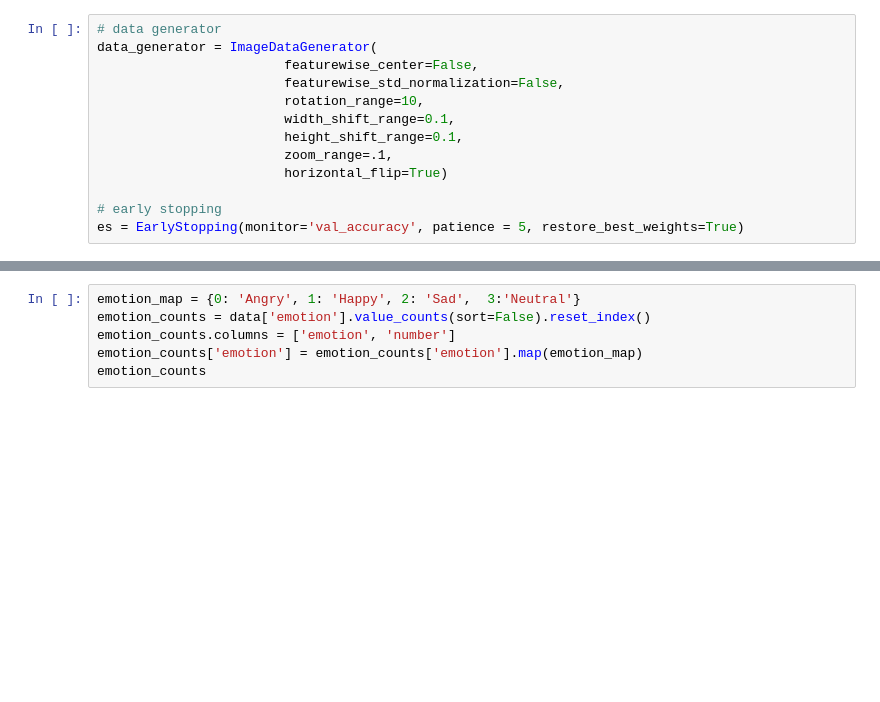
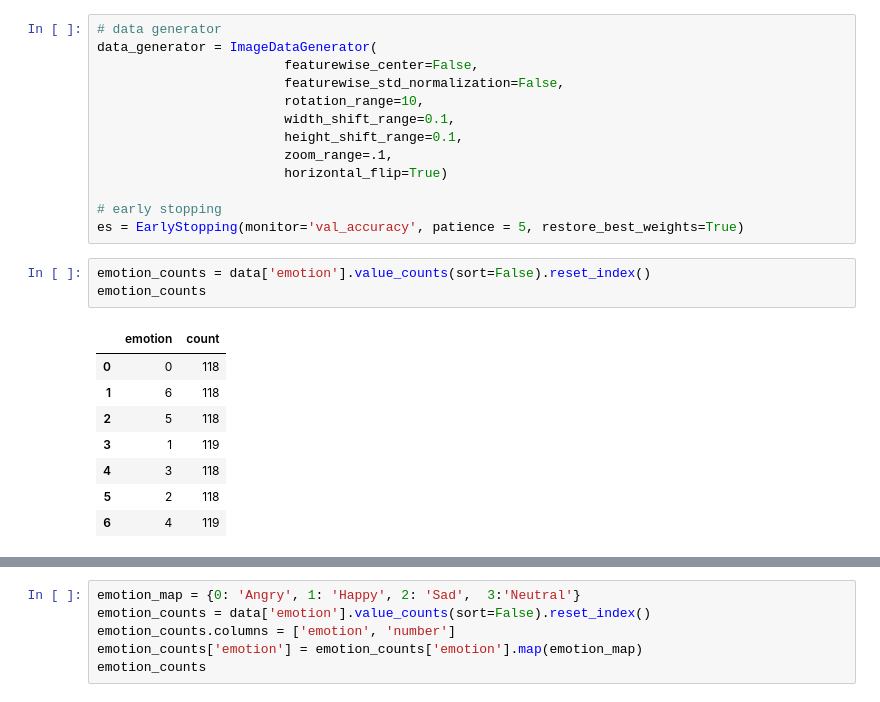
Before and after one commit to zachcyn/sentirhy, a Jupyter notebook: codes/ML/Recognition/Szu_CK+_FERv3.ipynb, the cells around one changed output, grey strips where cells are left out. Cells and saved outputs as stored; diff of their text form; blank space fills up the shorter version.

```diff
--- a/codes/ML/Recognition/Szu_CK+_FERv3.ipynb
+++ b/codes/ML/Recognition/Szu_CK+_FERv3.ipynb
@@ -168,6 +171,18 @@ data_generator = ImageDataGenerator(
 
 # early stopping
 es = EarlyStopping(monitor='val_accuracy', patience = 5, restore_best_weights=True)
+# %%
+emotion_counts = data['emotion'].value_counts(sort=False).reset_index()
+emotion_counts
+# %% [output]
+|  | emotion | count |
+| 0 | 0 | 118 |
+| 1 | 6 | 118 |
+| 2 | 5 | 118 |
+| 3 | 1 | 119 |
+| 4 | 3 | 118 |
+| 5 | 2 | 118 |
+| 6 | 4 | 119 |
 # %%
 emotion_map = {0: 'Angry', 1: 'Happy', 2: 'Sad', 3: 'Neutral'}
 emotion_counts = data['emotion'].value_counts(sort=False).reset_index()
```
Also changed, not shown: parts of 7 cells of this notebook.
